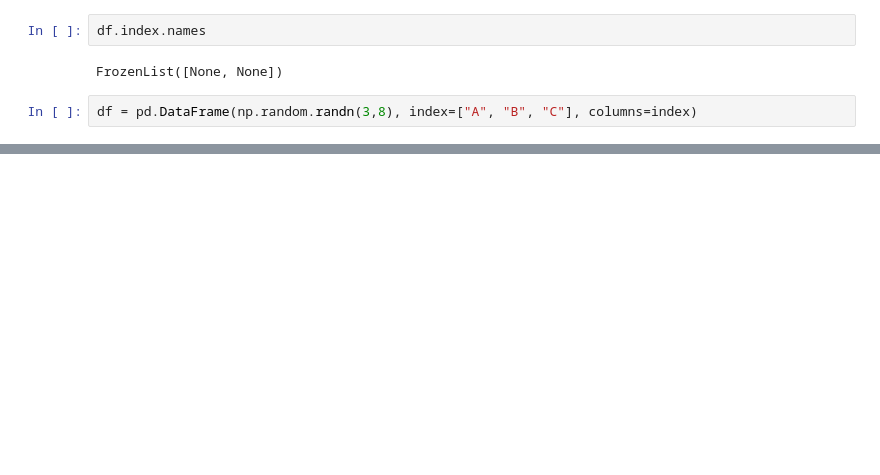
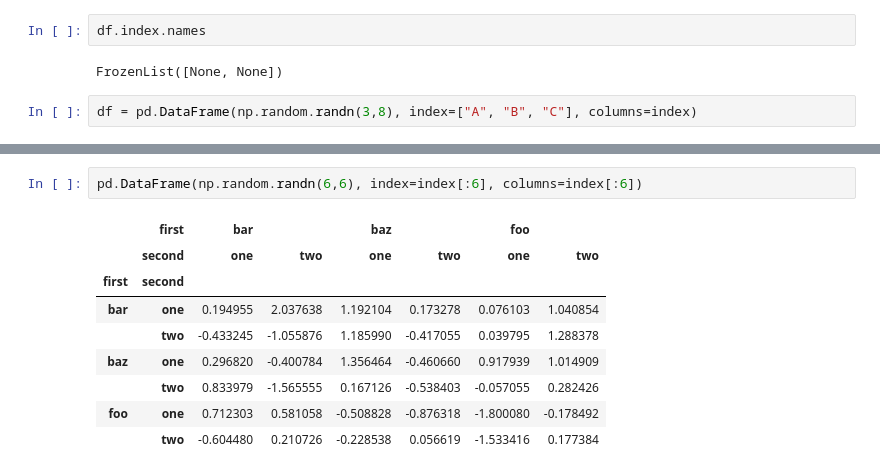
Before and after one commit to shizidushu/pandas-docs-coding-notebook, a Jupyter notebook: multiindex-advanced-indexing.ipynb, the cells around one changed output, grey strips where cells are left out. Saved outputs shown, nothing was run; the diff lists cells and outputs as text; blank space fills up the shorter version.

```diff
--- a/multiindex-advanced-indexing.ipynb
+++ b/multiindex-advanced-indexing.ipynb
@@ -138,0 +140,12 @@ df
+# %%
+pd.DataFrame(np.random.randn(6,6), index=index[:6], columns=index[:6])
+# %% [output]
+|  | first | bar |  | baz |  | foo |  |
+|  | second | one | two | one | two | one | two |
+| first | second |  |  |  |  |  |  |
+| bar | one | 0.194955 | 2.037638 | 1.192104 | 0.173278 | 0.076103 | 1.040854 |
+|  | two | -0.433245 | -1.055876 | 1.185990 | -0.417055 | 0.039795 | 1.288378 |
+| baz | one | 0.296820 | -0.400784 | 1.356464 | -0.460660 | 0.917939 | 1.014909 |
+|  | two | 0.833979 | -1.565555 | 0.167126 | -0.538403 | -0.057055 | 0.282426 |
+| foo | one | 0.712303 | 0.581058 | -0.508828 | -0.876318 | -1.800080 | -0.178492 |
+|  | two | -0.604480 | 0.210726 | -0.228538 | 0.056619 | -1.533416 | 0.177384 |
```
Also changed, not shown: parts of 66 cells of this notebook.
